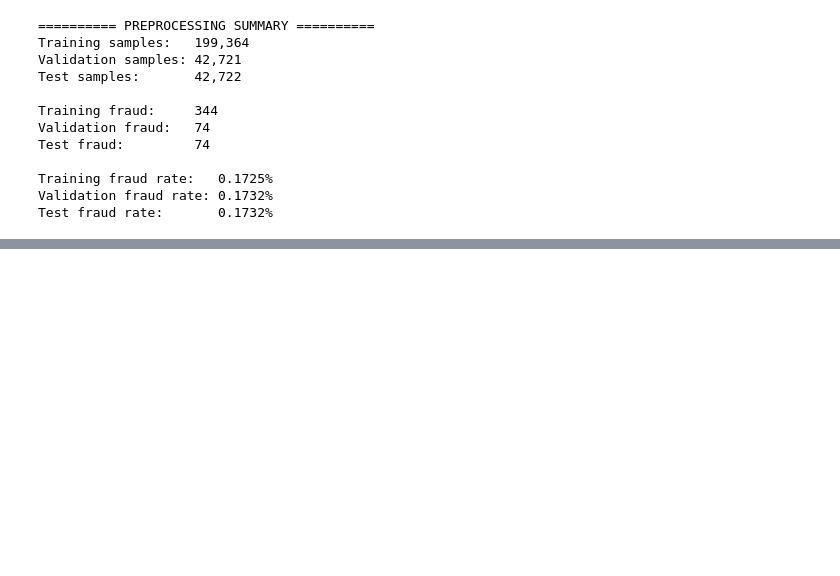
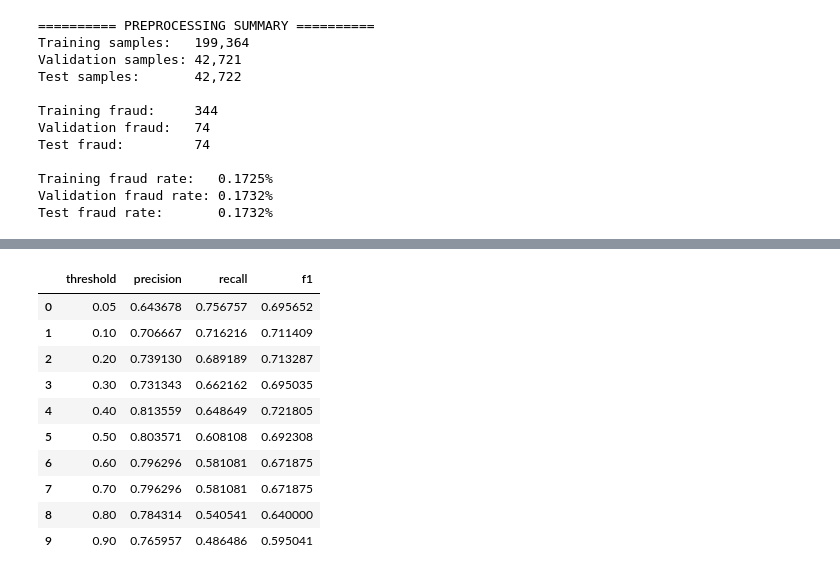
Before and after one commit to KumarDhananjaya/Fraud-Detection-ML-System, a Jupyter notebook: notebooks/02_preprocessing.ipynb, the cells around one changed output, grey strips where cells are left out. Saved outputs shown, nothing was run; the diff lists cells and outputs as text; code cells hidden in the pictures; blank space fills up the shorter version.

```diff
--- a/notebooks/02_preprocessing.ipynb
+++ b/notebooks/02_preprocessing.ipynb
@@ -168,0 +186,2 @@ Test fraud rate:       0.1732%
+# %%
+y_val_proba = model.predict_proba(X_val)[:, 1]
@@ -168,0 +331,6 @@ Test fraud rate:       0.1732%
+# %%
+threshold = 0.10
+
+y_val_pred_10 = (y_val_proba >= threshold).astype(int)
+
+print(classification_report(y_val, y_val_pred_10))
@@ -168,0 +346,32 @@ Test fraud rate:       0.1732%
+# %%
+from sklearn.metrics import precision_score, recall_score, f1_score
+
+thresholds = [0.05, 0.10, 0.20, 0.30, 0.40, 0.50, 0.60, 0.70, 0.80, 0.90]
+
+results = []
+
+for threshold in thresholds:
+    predictions = (y_val_proba >= threshold).astype(int)
+
+    results.append({
+        "threshold": threshold,
+        "precision": precision_score(y_val, predictions, zero_division=0),
+        "recall": recall_score(y_val, predictions, zero_division=0),
+        "f1": f1_score(y_val, predictions, zero_division=0)
+    })
+
+threshold_results = pd.DataFrame(results)
+
+threshold_results
+# %% [output]
+|  | threshold | precision | recall | f1 |
+| 0 | 0.05 | 0.643678 | 0.756757 | 0.695652 |
+| 1 | 0.10 | 0.706667 | 0.716216 | 0.711409 |
+| 2 | 0.20 | 0.739130 | 0.689189 | 0.713287 |
+| 3 | 0.30 | 0.731343 | 0.662162 | 0.695035 |
+| 4 | 0.40 | 0.813559 | 0.648649 | 0.721805 |
+| 5 | 0.50 | 0.803571 | 0.608108 | 0.692308 |
+| 6 | 0.60 | 0.796296 | 0.581081 | 0.671875 |
+| 7 | 0.70 | 0.796296 | 0.581081 | 0.671875 |
+| 8 | 0.80 | 0.784314 | 0.540541 | 0.640000 |
+| 9 | 0.90 | 0.765957 | 0.486486 | 0.595041 |
```
Also changed, not shown: parts of 25 cells of this notebook.
